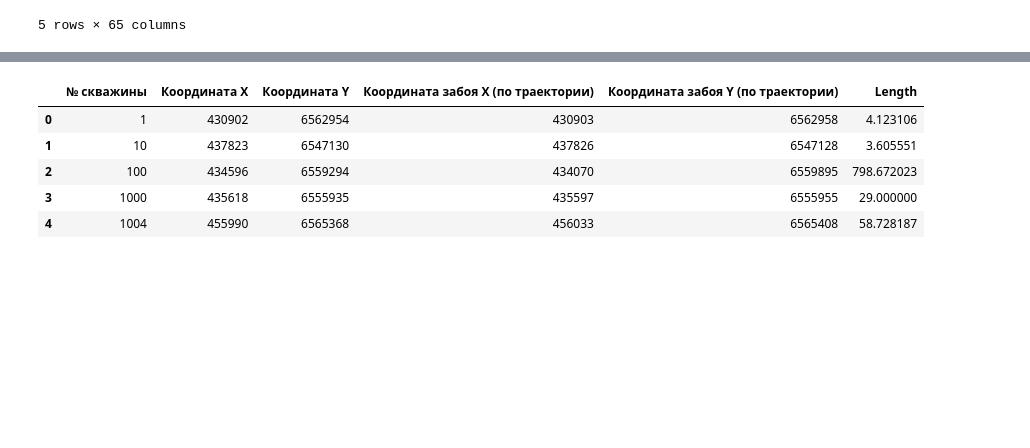
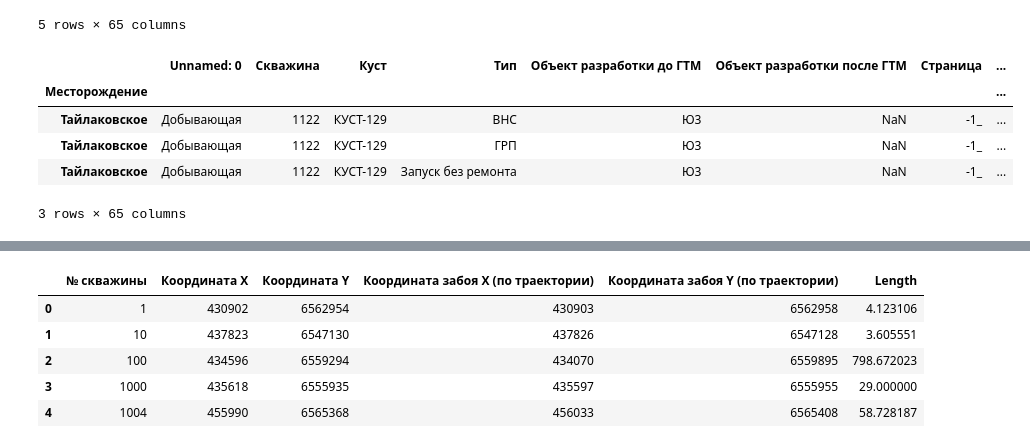
Before and after one commit to lybmvvs/appgazprom2.0, a Jupyter notebook: trying_to_clear_with_'Л'.ipynb, the cells around one changed output, grey strips where cells are left out. Cells and saved outputs as stored; diff of their text form; code cells hidden in the pictures; blank space fills up the shorter version.

```diff
--- a/trying_to_clear_with_'Л'.ipynb
+++ b/trying_to_clear_with_'Л'.ipynb
@@ -60,6 +60,15 @@ grp_gtm.head()
 | Тайлаковское | Добывающая | 1 | NaN | Выравнивание профиля притока или ... | Ю3 | NaN | -1_ | ... |
 | Тайлаковское | Добывающая | 1 | NaN | Проведение ГДИС | Ю3 | NaN | -1_ | ... |
 5 rows × 65 columns
+# %%
+grp_gtm.loc[grp_gtm['Скважина'] == '1122']
+# %% [output]
+|  | Unnamed: 0 | Скважина | Куст | Тип | Объект разработки до ГТМ | Объект разработки после ГТМ | Страница | ... |
+| Месторождение |  |  |  |  |  |  |  | ... |
+| Тайлаковское | Добывающая | 1122 | КУСТ-129 | ВНС | Ю3 | NaN | -1_ | ... |
+| Тайлаковское | Добывающая | 1122 | КУСТ-129 | ГРП | Ю3 | NaN | -1_ | ... |
+| Тайлаковское | Добывающая | 1122 | КУСТ-129 | Запуск без ремонта | Ю3 | NaN | -1_ | ... |
+3 rows × 65 columns
 # %%
 plasttt = 'Ю3'
 grp_dad['удалю'] = grp_dad.apply(
```
Also changed, not shown: parts of 2 cells of this notebook, 2 other files.
